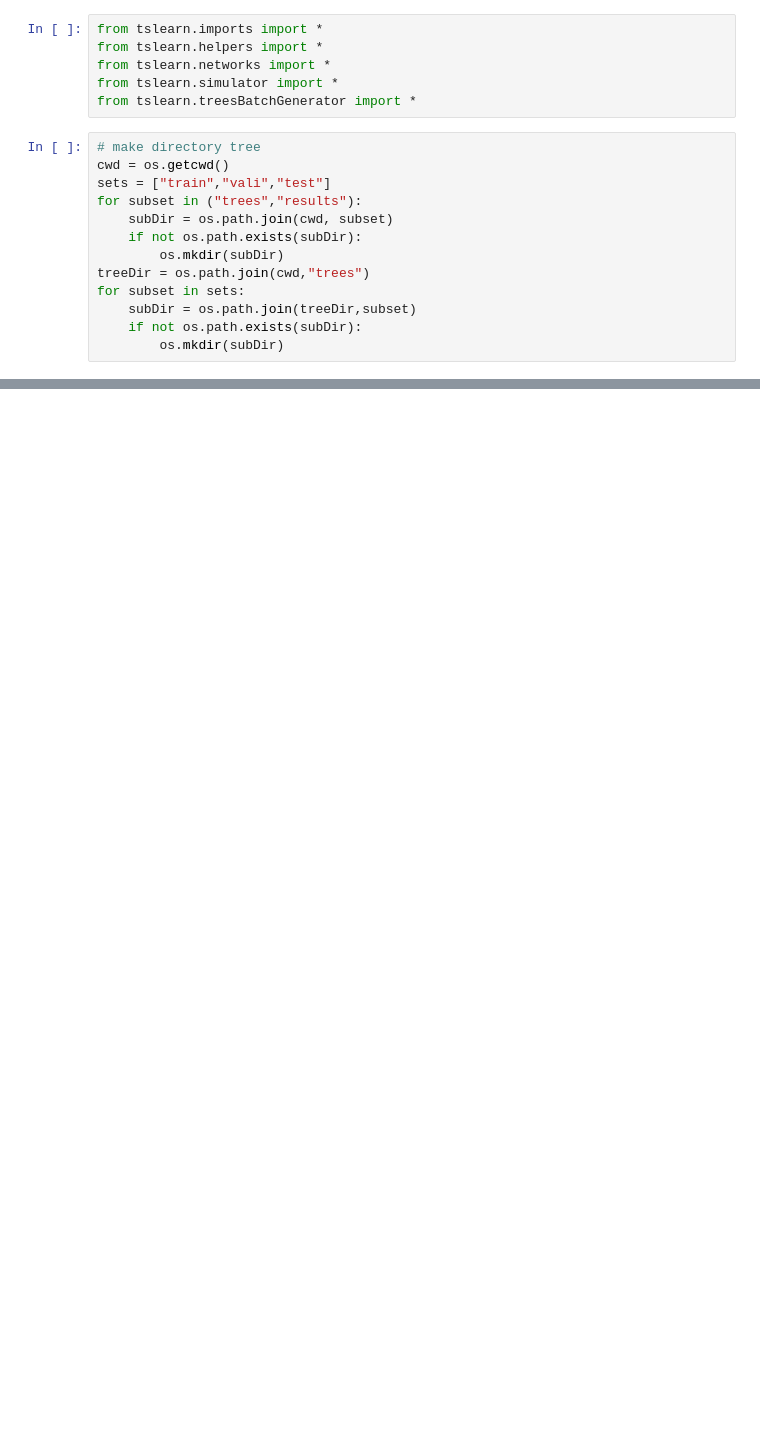
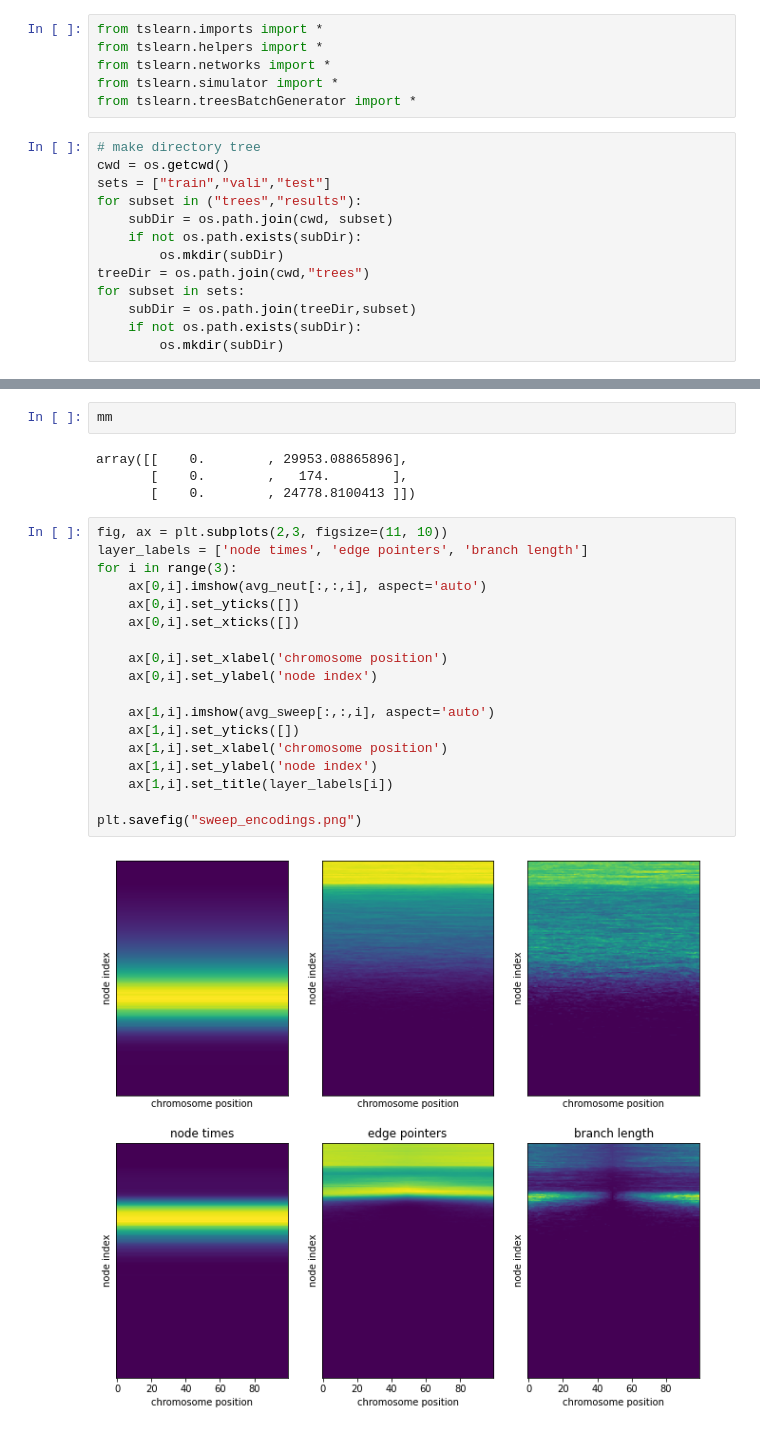
Before and after one commit to andrewkern/tslearn, a Jupyter notebook: tslearn_sweep_classifier.ipynb, the cells around one changed output, grey strips where cells are left out. Saved outputs shown, nothing was run; the diff lists cells and outputs as text; blank space fills up the shorter version.

Commit message:
encoding looking good

```diff
--- a/tslearn_sweep_classifier.ipynb
+++ b/tslearn_sweep_classifier.ipynb
@@ -185,0 +242,26 @@ dict_keys(['seed', 'N', 'Ne', 'mrPrior', 'rrPrior', 'chromLength', 's', 'ReLERNN
+# %%
+mm
+# %% [output]
+array([[    0.        , 29953.08865896],
+       [    0.        ,   174.        ],
+       [    0.        , 24778.8100413 ]])
+# %%
+fig, ax = plt.subplots(2,3, figsize=(11, 10))
+layer_labels = ['node times', 'edge pointers', 'branch length']
+for i in range(3):
+    ax[0,i].imshow(avg_neut[:,:,i], aspect='auto')
+    ax[0,i].set_yticks([])
+    ax[0,i].set_xticks([])
+
+    ax[0,i].set_xlabel('chromosome position')
+    ax[0,i].set_ylabel('node index')
+
+    ax[1,i].imshow(avg_sweep[:,:,i], aspect='auto')
+    ax[1,i].set_yticks([])
+    ax[1,i].set_xlabel('chromosome position')
+    ax[1,i].set_ylabel('node index')
+    ax[1,i].set_title(layer_labels[i])
+
+plt.savefig("sweep_encodings.png")
+# %% [output]
+[figure, added]
```
Also changed, not shown: parts of 21 cells of this notebook, 4 other files.
